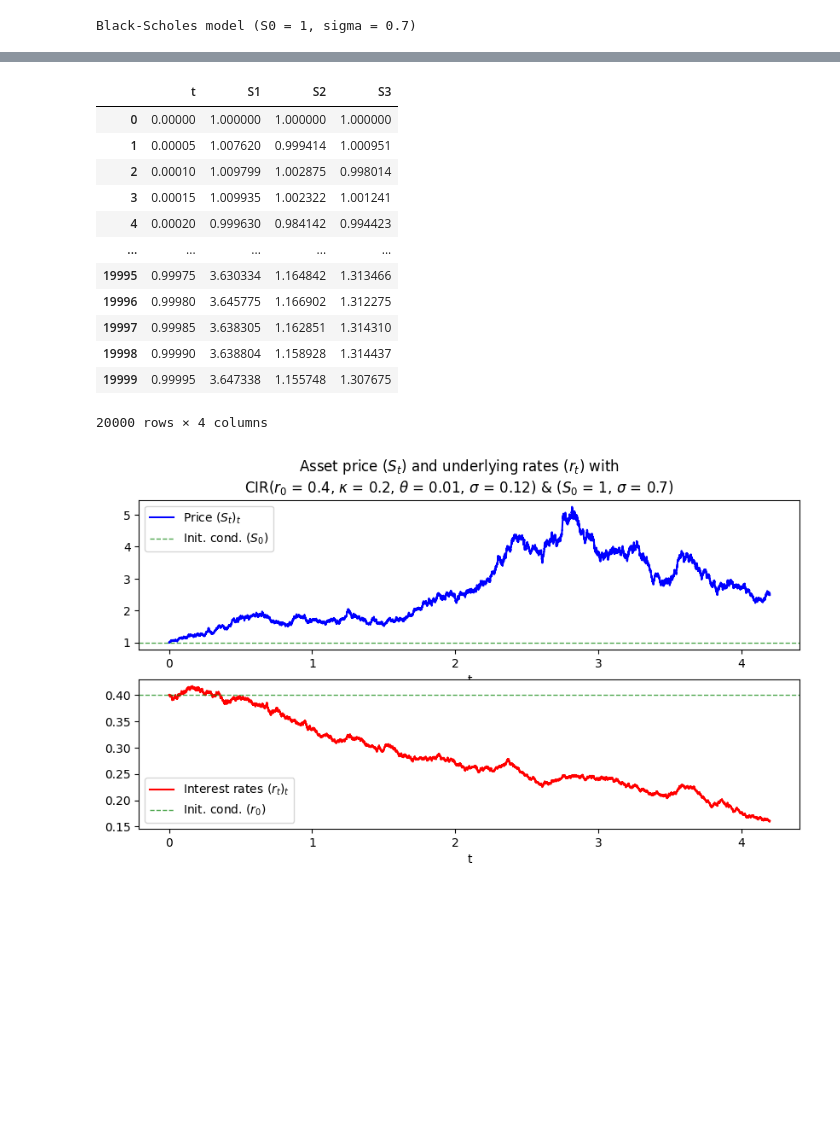
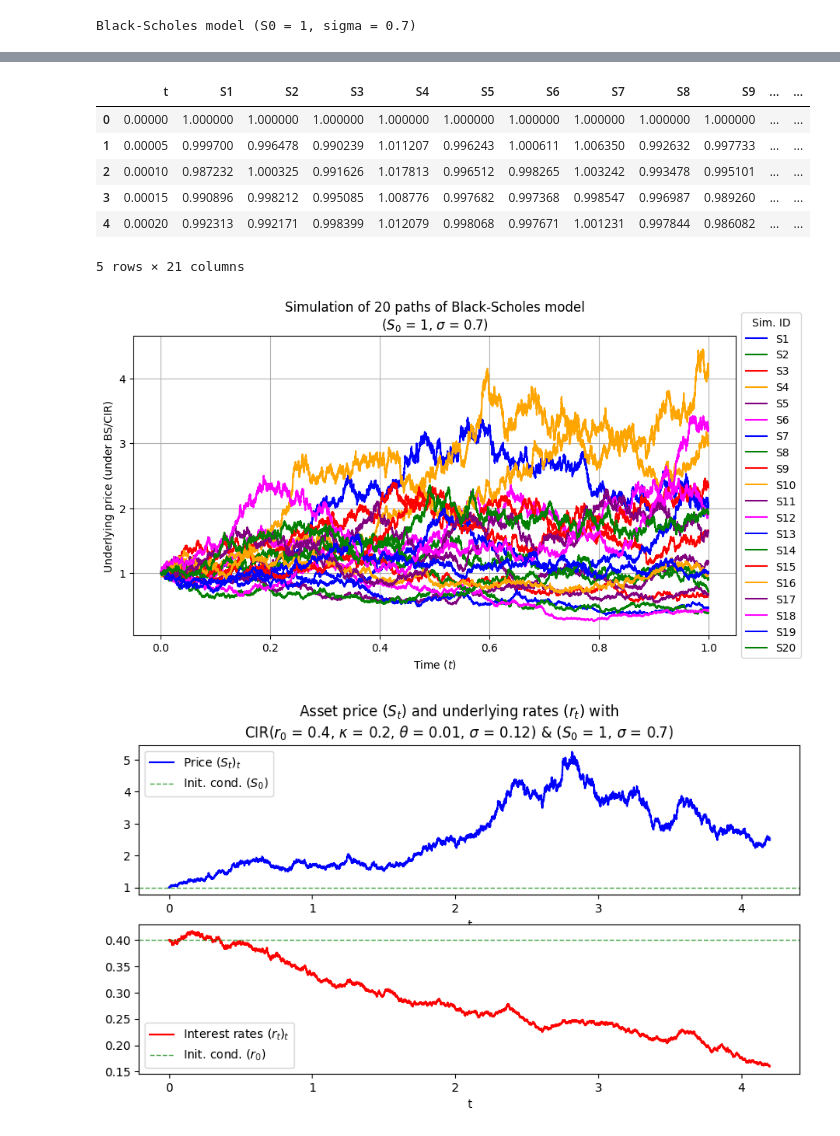
Before and after one commit to lcsrodriguez/CuttingEdge-Milliman, a Jupyter notebook: notebooks/equity_models.ipynb, the cells around one changed output, grey strips where cells are left out. Drawn from its saved outputs; the diff is of its cells as text; code cells hidden in the pictures; blank space fills up the shorter version.

```diff
--- a/notebooks/equity_models.ipynb
+++ b/notebooks/equity_models.ipynb
@@ -101,21 +101,26 @@ df.head()
 # %%
 # Simulation of several trajectories
-M_ = 3
-Utils.cast_df(np.array(model.simulate_paths(M=M_)).T, columns = ["t"] + [f"S{k}" for k in range(1, M_ + 1)] )
+NB_TRAJECTORIES = 20
+df_multi = Utils.cast_df(np.array(model.simulate_paths(M=NB_TRAJECTORIES)).T, columns = ["t"] + [f"S{k}" for k in range(1, NB_TRAJECTORIES + 1)] )
+df_multi.head()
 # %% [output]
-|  | t | S1 | S2 | S3 |
-| 0 | 0.00000 | 1.000000 | 1.000000 | 1.000000 |
-| 1 | 0.00005 | 1.007620 | 0.999414 | 1.000951 |
-| 2 | 0.00010 | 1.009799 | 1.002875 | 0.998014 |
-| 3 | 0.00015 | 1.009935 | 1.002322 | 1.001241 |
-| 4 | 0.00020 | 0.999630 | 0.984142 | 0.994423 |
-| ... | ... | ... | ... | ... |
-| 19995 | 0.99975 | 3.630334 | 1.164842 | 1.313466 |
-| 19996 | 0.99980 | 3.645775 | 1.166902 | 1.312275 |
-| 19997 | 0.99985 | 3.638305 | 1.162851 | 1.314310 |
-| 19998 | 0.99990 | 3.638804 | 1.158928 | 1.314437 |
-| 19999 | 0.99995 | 3.647338 | 1.155748 | 1.307675 |
+|  | t | S1 | S2 | S3 | S4 | S5 | S6 | S7 | S8 | S9 | ... | ... |
+| 0 | 0.00000 | 1.000000 | 1.000000 | 1.000000 | 1.000000 | 1.000000 | 1.000000 | 1.000000 | 1.000000 | 1.000000 | ... | ... |
+| 1 | 0.00005 | 0.999700 | 0.996478 | 0.990239 | 1.011207 | 0.996243 | 1.000611 | 1.006350 | 0.992632 | 0.997733 | ... | ... |
+| 2 | 0.00010 | 0.987232 | 1.000325 | 0.991626 | 1.017813 | 0.996512 | 0.998265 | 1.003242 | 0.993478 | 0.995101 | ... | ... |
+| 3 | 0.00015 | 0.990896 | 0.998212 | 0.995085 | 1.008776 | 0.997682 | 0.997368 | 0.998547 | 0.996987 | 0.989260 | ... | ... |
+| 4 | 0.00020 | 0.992313 | 0.992171 | 0.998399 | 1.012079 | 0.998068 | 0.997671 | 1.001231 | 0.997844 | 0.986082 | ... | ... |
-20000 rows × 4 columns
+5 rows × 21 columns
+# %%
+# Plotting the simulation paths
+_ = df_multi.plot(x = 0, y = list(range(1, NB_TRAJECTORIES + 1)))
+_ = plt.grid()
+_ = plt.xlabel("Time ($t$)")
+_ = plt.ylabel("Underlying price (under BS/CIR)")
+_ = plt.title(f"Simulation of {NB_TRAJECTORIES} paths of Black-Scholes model\n{model.get_parameter_string()}")
+_ = plt.legend(loc='center left', bbox_to_anchor=(1, 0.5), title="Sim. ID")
+# %% [output]
+[figure, added]
 # %%
 # Plotting the asset price and the interest rates evolution over time
 _, axes = plt.subplots(nrows=2, ncols=1)
```
Also changed, not shown: parts of 7 cells of this notebook.
